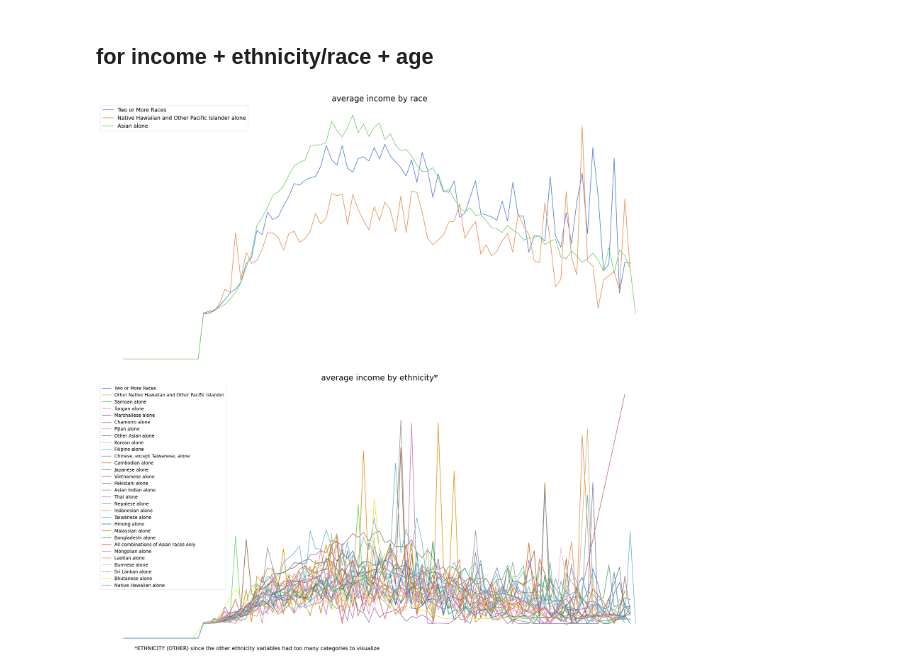
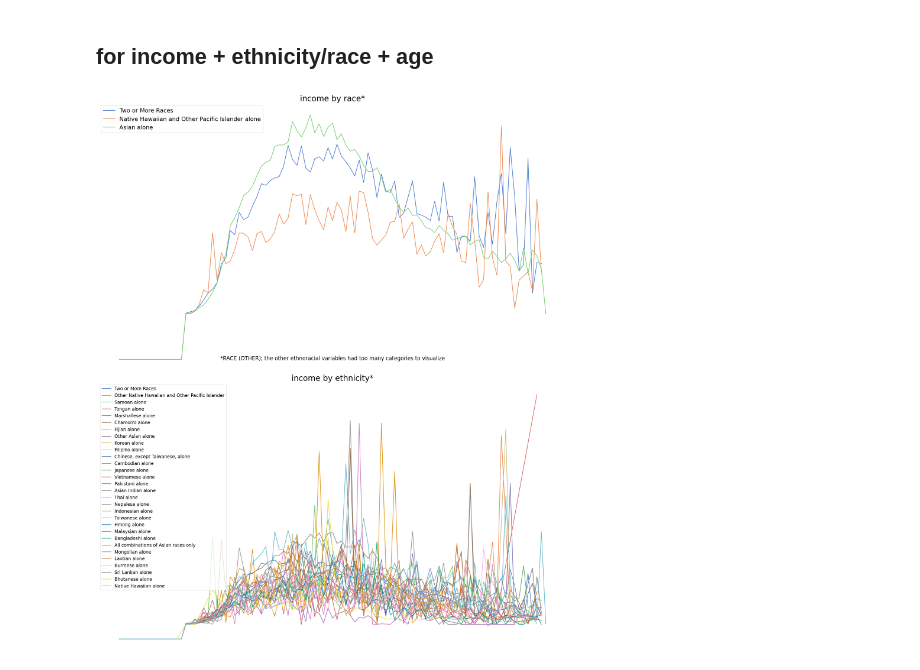
Before and after one commit to juliabiswas/dnp-aapi-data, a Jupyter notebook: process_data.ipynb, the cells around one changed output. Saved outputs shown, nothing was run; the diff lists cells and outputs as text; code cells hidden in the pictures.

```diff
--- a/process_data.ipynb
+++ b/process_data.ipynb
@@ -1330,44 +1348,44 @@ plt.show()
 ## for income + ethnicity/race + age
 # %%
 vars = ['RACE (OTHER)', 'ETHNICITY (OTHER)'] #other vars had too many categories to be visualized
-fig, axes = plt.subplots(len(vars), 1, figsize=(30, 30))
+fig, axes = plt.subplots(len(vars), 1, figsize=(25, 30))
 
 color_palette = sns.color_palette("muted") + sns.color_palette("deep") + sns.color_palette("colorblind")
 
 for i, var in enumerate(vars):
   ax = axes[i]
   unique_values = data[var].unique()
   legend_info = {}
   for j, category in enumerate(unique_values):
     subset_data = data[data[var] == category]
     if not subset_data.empty:
       if var == 'ETHNICITY (OTHER)':
         mapping = ethnicity_other_mapping
       else:  # RACE (OTHER)
         mapping = race_other_mapping
 
       avg_income_by_age = subset_data.groupby('AGE')['INCOME'].apply(lambda x: weighted_mean(x, data.loc[x.index, 'SAMPLE WEIGHT'])).sort_values(ascending=False)
       sns.lineplot(x=avg_income_by_age.index, y=avg_income_by_age.values,
                    label='\n'.join(textwrap.wrap(mapping[category], width=50, break_long_words=False)),
                    ax=ax, linewidth=2, color=color_palette[j])
 
   ax.tick_params(axis='both', labelsize=19)
   sns.despine(ax=ax, top=True, right=True, left=False, bottom=False)
   ax.axis('off')
 
   if i == 0:
-    ax.legend(loc='upper left', fontsize=20)
-    ax.set_title(f'average income by race', fontsize=30)
-  else:  # i == 1
+    ax.legend(loc='upper left', fontsize=22)
+    ax.set_title('income by race*', fontsize=30)
+    note_text = "*RACE (OTHER); the other ethnoracial variables had too many categories to visualize"
+    fig.text(0.5, 0.53, note_text, fontsize=20, ha='center')
+  else:  #i == 1
     ax.legend(loc='upper left', fontsize=17)
-    ax.set_title(f'average income by ethnicity*', fontsize=30)
-    note_text = "*ETHNICITY (OTHER) since the other ethnicity variables had too many categories to visualize"
-    fig.text(0.5, 0.02, note_text, fontsize=20, ha='right')
+    ax.set_title('income by ethnicity*', fontsize=30)
 
   ax.xaxis.set_tick_params(pad=5)
   ax.yaxis.set_tick_params(pad=5)
 
 plt.tight_layout()
 plt.show()
 # %% [output]
-[figure, old version]
+[figure, new version]
```
Also changed, not shown: parts of 3 cells of this notebook.
